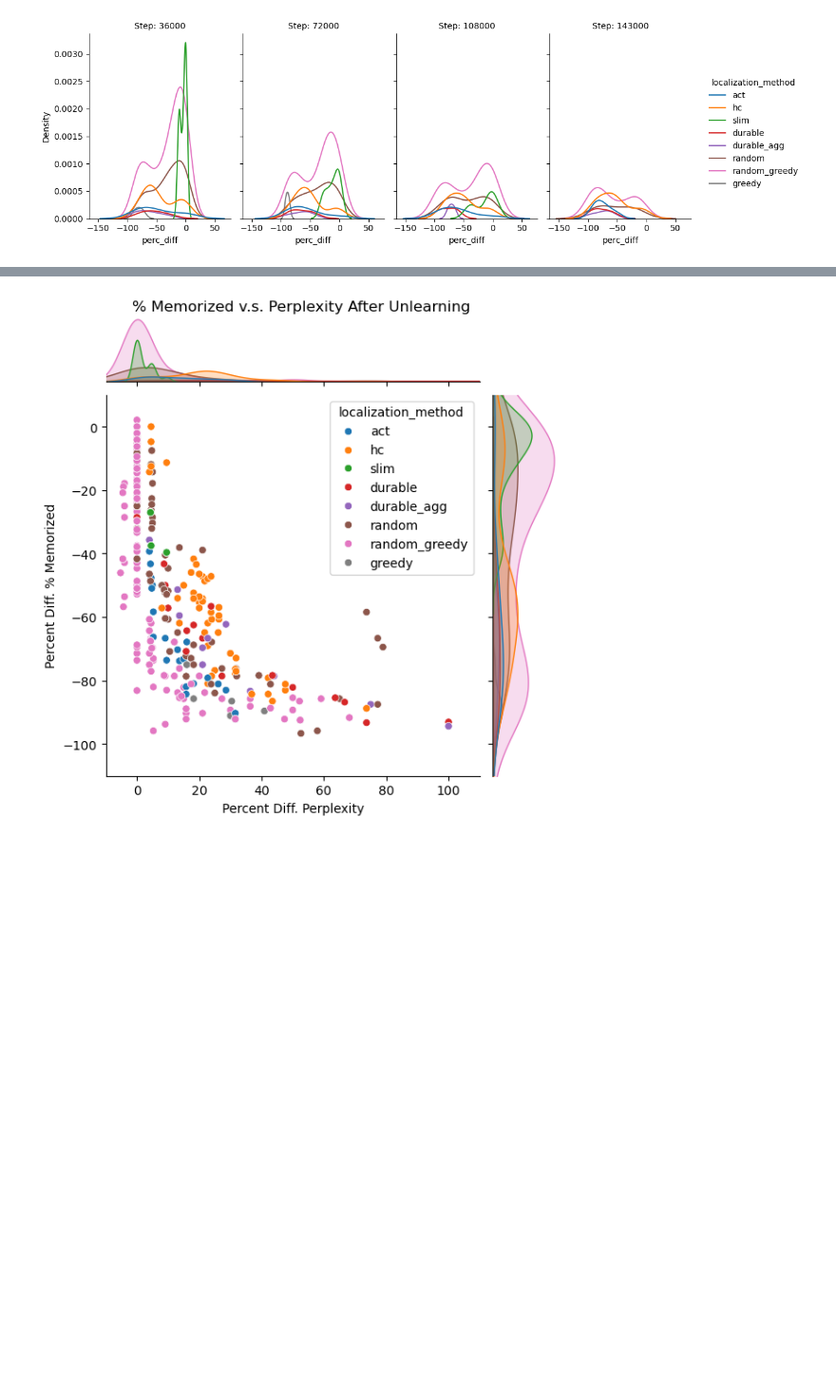
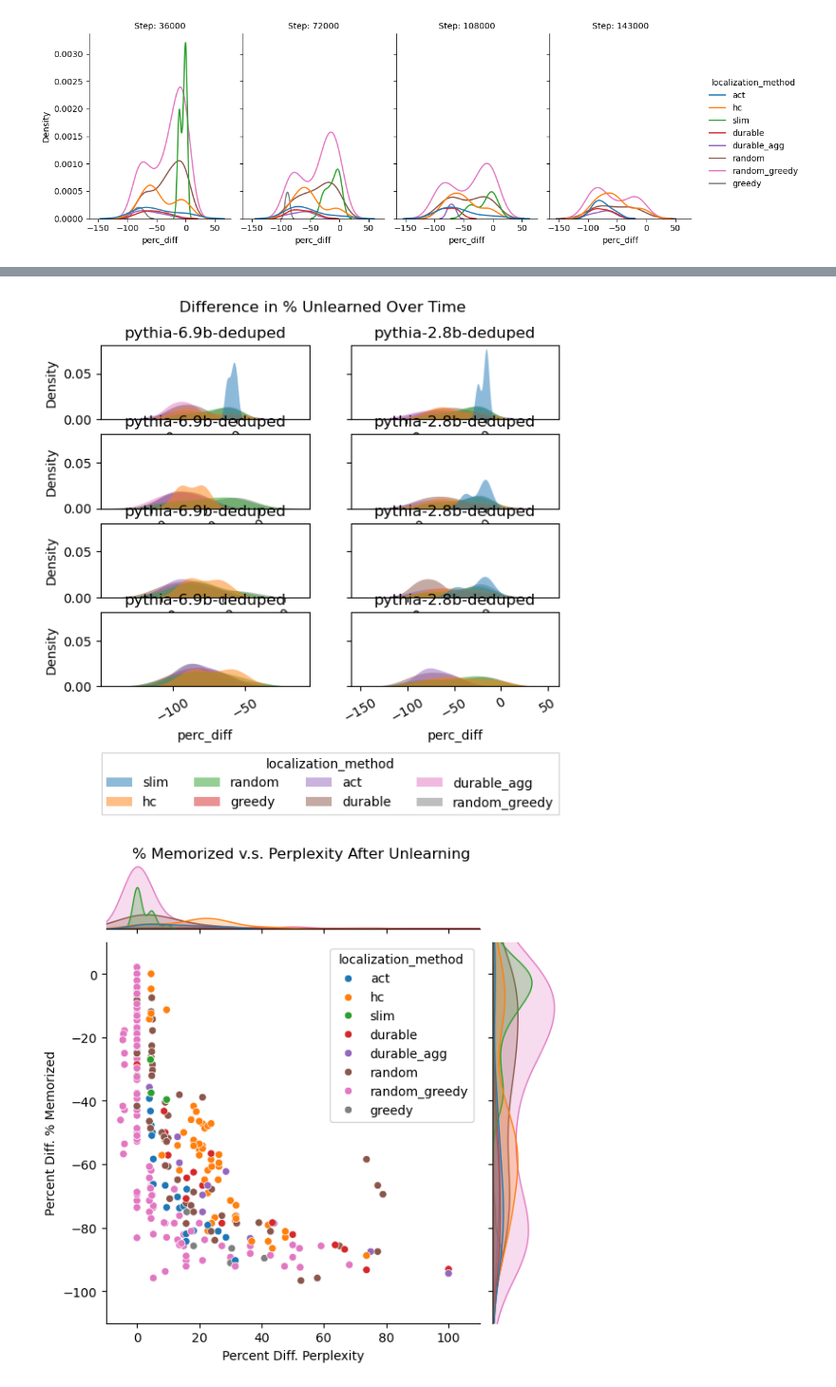
Before and after one commit to msakarvadia/memorization, a Jupyter notebook: figs/pythia_unlearning_results.ipynb, the cells around one changed output, grey strips where cells are left out. Shown at 95% size. Cells and saved outputs as stored; diff of their text form; code cells hidden in the pictures; blank space fills up the shorter version.

```diff
--- a/figs/pythia_unlearning_results.ipynb
+++ b/figs/pythia_unlearning_results.ipynb
@@ -872,3 +924,35 @@ g.set_titles("Step: {col_name}")
+# %%
+fig, axs = plt.subplots( 4,2, sharey=True)
+fig.suptitle('Difference in % Unlearned Over Time')
+model_names = ["pythia-6.9b-deduped", "pythia-2.8b-deduped"]
+steps = [36000, 72000, 108000, 143000]
+for j in range(len(steps)):
+    for i in range(len(model_names)):
+        legend = 0
+        if (i == 1) & (j == 3):
+            legend = 1
+        model_name = model_names[i]
+        df_w_name = df[df['model_name'] == model_name]
+        #ax = sns.lineplot(data=data_w_name, x="epoch", y="train_loss", hue="n_layer", palette="Set2", ax=axs[i])
+        ax = sns.kdeplot(
+           x="perc_diff", hue="localization_method", data=df_w_all_prod_results[(df_w_all_prod_results.perp < 40) & (df_w_all_prod_results.perc < 50)& (df_w_all_prod_results.model_name == f'EleutherAI/{model_name}')& (df_w_all_prod_results.step == steps[j])],
+           fill=True,
+            common_norm=False, # palette="crest",
+           alpha=.5, linewidth=0,
+          hue_order=["slim", "hc","random",'greedy', 'act', 'durable', 'durable_agg', "random_greedy"],
+            legend = legend,
+             ax=axs[ j, i],
+        )
+        ax.set_title(f'{model_name}')
+        #ax.get_legend().remove()
+        ax.tick_params(axis='x', rotation=30)
+handles, labels = ax.get_legend_handles_labels()
+sns.move_legend(axs[3,1], loc='upper center', ncol=4, bbox_to_anchor=(-0.1, -0.8),fancybox=False, shadow=False)
+#fig.legend(handles = handles , labels=labels,loc='upper center',
+#             bbox_to_anchor=(0.5, -0.02),fancybox=False, shadow=False, ncol=2)
+plt.savefig(f"pythia_compare_localization_over_time_plot.pdf", bbox_inches='tight')
+# %% [output]
+[figure, added]
 # %%
 p = sns.jointplot( y="perc_diff",
                x="perp_diff",
```
Also changed, not shown: parts of 5 cells of this notebook, 2 other files.
